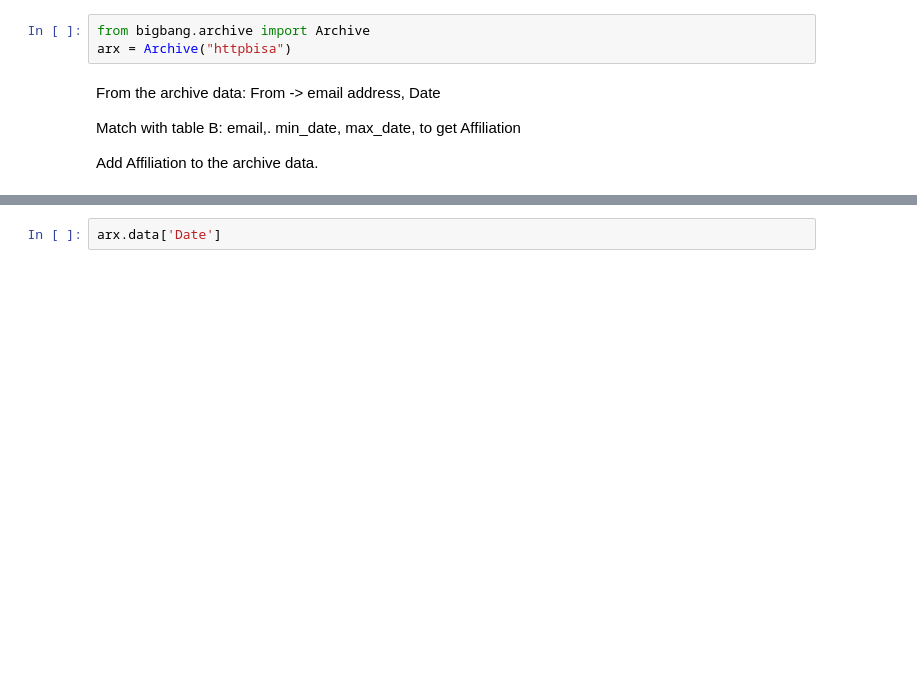
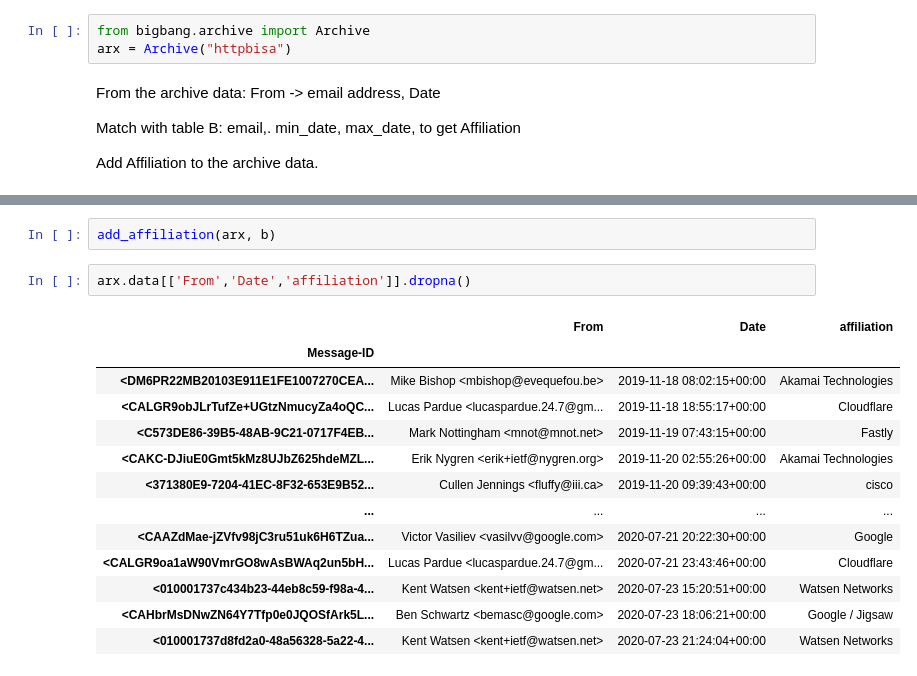
Before and after one commit to datactive/bigbang, a Jupyter notebook: examples/attendance/Extracting Org-Domain and Person-Org-Duration Information From Attendance Data.ipynb, the cells around one changed output, grey strips where cells are left out. Saved outputs shown, nothing was run; the diff lists cells and outputs as text; blank space fills up the shorter version.

```diff
--- a/examples/attendance/Extracting Org-Domain and Person-Org-Duration Information From Attendance Data.ipynb
+++ b/examples/attendance/Extracting Org-Domain and Person-Org-Duration Information From Attendance Data.ipynb
@@ -416,3 +375,18 @@ Add Affiliation to the archive data.
+# %%
+add_affiliation(arx, b)
 # %%
-arx.data['Date']
+arx.data[['From','Date','affiliation']].dropna()
 # %% [output]
+|  | From | Date | affiliation |
+| Message-ID |  |  |  |
+| <DM6PR22MB20103E911E1FE1007270CEA... | Mike Bishop <mbishop@evequefou.be> | 2019-11-18 08:02:15+00:00 | Akamai Technologies |
+| <CALGR9obJLrTufZe+UGtzNmucyZa4oQC... | Lucas Pardue <lucaspardue.24.7@gm... | 2019-11-18 18:55:17+00:00 | Cloudflare |
+| <C573DE86-39B5-48AB-9C21-0717F4EB... | Mark Nottingham <mnot@mnot.net> | 2019-11-19 07:43:15+00:00 | Fastly |
+| <CAKC-DJiuE0Gmt5kMz8UJbZ625hdeMZL... | Erik Nygren <erik+ietf@nygren.org> | 2019-11-20 02:55:26+00:00 | Akamai Technologies |
+| <371380E9-7204-41EC-8F32-653E9B52... | Cullen Jennings <fluffy@iii.ca> | 2019-11-20 09:39:43+00:00 | cisco |
+| ... | ... | ... | ... |
+| <CAAZdMae-jZVfv98jC3ru51uk6H6TZua... | Victor Vasiliev <vasilvv@google.com> | 2020-07-21 20:22:30+00:00 | Google |
+| <CALGR9oa1aW90VmrGO8wAsBWAq2un5bH... | Lucas Pardue <lucaspardue.24.7@gm... | 2020-07-21 23:43:46+00:00 | Cloudflare |
+| <010001737c434b23-44eb8c59-f98a-4... | Kent Watsen <kent+ietf@watsen.net> | 2020-07-23 15:20:51+00:00 | Watsen Networks |
+| <CAHbrMsDNwZN64Y7Tfp0e0JQOSfArk5L... | Ben Schwartz <bemasc@google.com> | 2020-07-23 18:06:21+00:00 | Google / Jigsaw |
+| <010001737d8fd2a0-48a56328-5a22-4... | Kent Watsen <kent+ietf@watsen.net> | 2020-07-23 21:24:04+00:00 | Watsen Networks |
```
Also changed, not shown: parts of 14 cells of this notebook, 1 other file.
